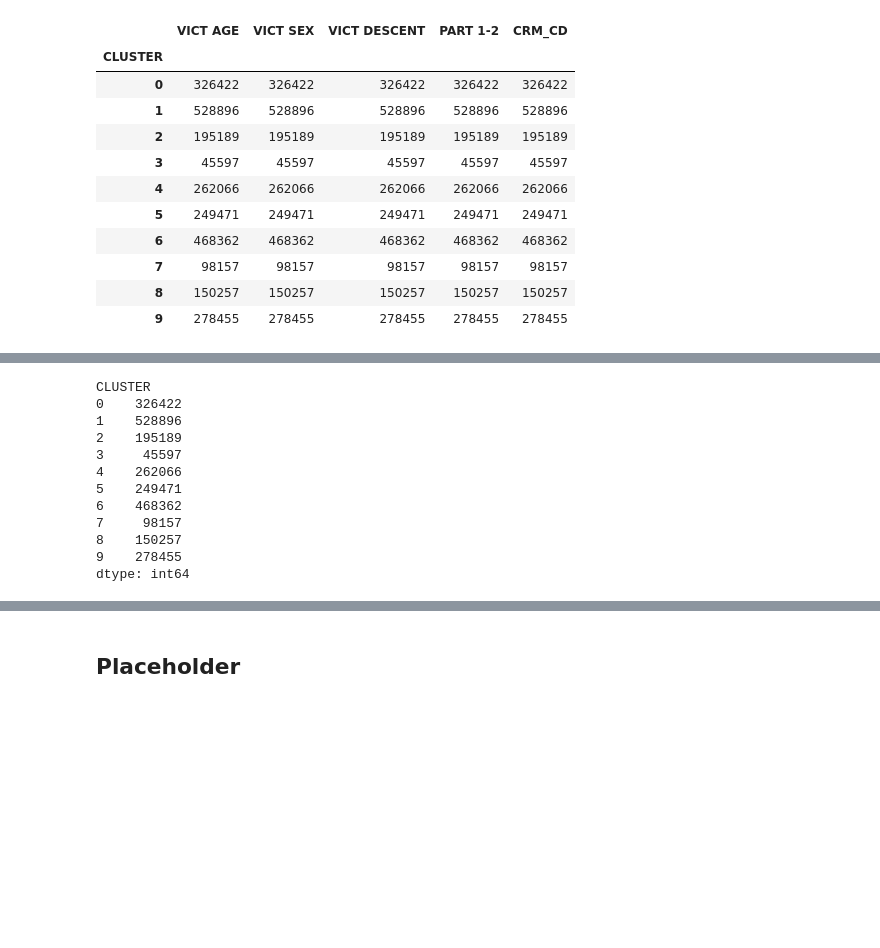
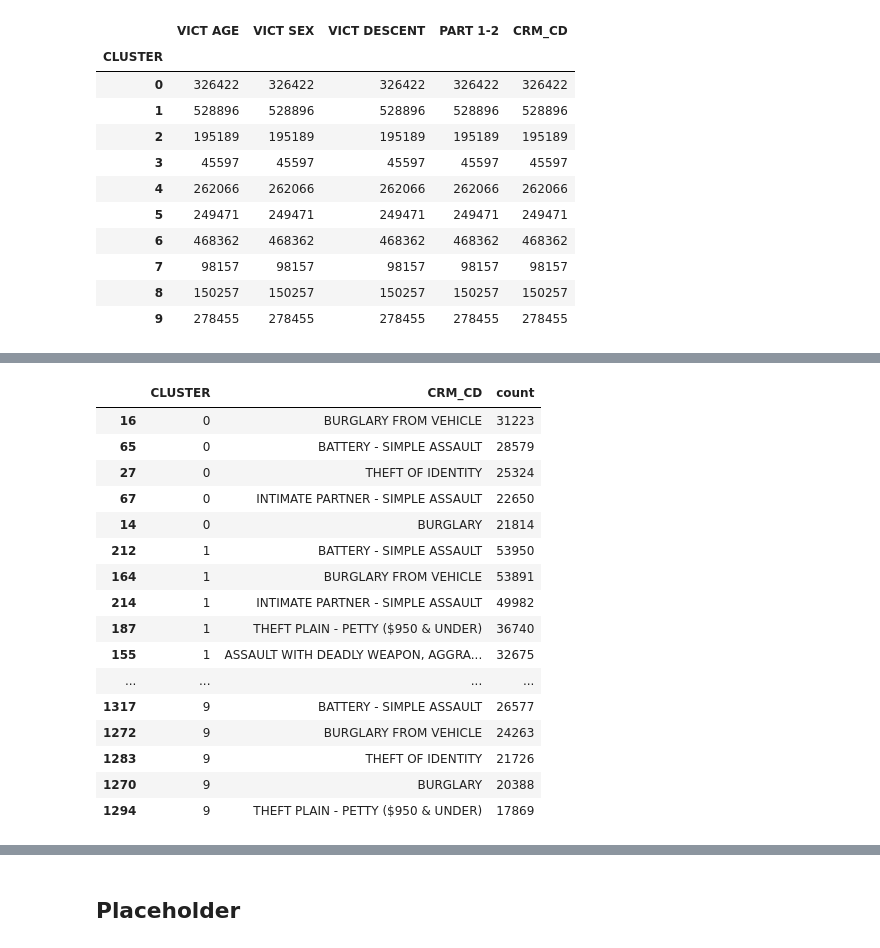
Before and after one commit to trentbrivers/LA_Crime_Data_Mining, a Jupyter notebook: projwork.ipynb, the cells around one changed output, grey strips where cells are left out. Drawn from its saved outputs; the diff is of its cells as text; code cells hidden in the pictures; blank space fills up the shorter version.

```diff
--- a/projwork.ipynb
+++ b/projwork.ipynb
@@ -606,3 +585,5 @@ km_eval_df.head()
+# %%
+km_eval_df['CRM_CD'] = km_eval_df['CRM_CD'].astype(int)
 # %%
 km_eval_df.groupby("CLUSTER").agg("count")
 # %% [output]
@@ -643,20 +624,36 @@ km_merge_master
 | 7 | 98157 | M | 52521 | W | 41997 | ... |
 | 8 | 150257 | M | 84599 | W | 55260 | ... |
 | 9 | 278455 | M | 146928 | H | 114786 | ... |
-# %%
-km_eval_df['CRM_CD'] = km_eval_df['CRM_CD'].astype(str)
-# %%
-km_eval_df.groupby(["CLUSTER"]).size()
-# %% [output]
-CLUSTER
-0    326422
-1    528896
-2    195189
-3     45597
-4    262066
-5    249471
-6    468362
-7     98157
-8    150257
-9    278455
-dtype: int64
+# %%
+top5 = (
+    km_eval_df
+        .groupby(["CLUSTER", "CRM_CD"])
+        .size()                                   # equivalent to count()
+        .reset_index(name="count")                # make it a column
+        .sort_values(["CLUSTER", "count"],        # sort within each CLUSTER
+                     ascending=[True, False])
+        .groupby("CLUSTER")
+        .head(5)                                  # take top 5 per CLUSTER
+)
+# %%
+top5['CRM_CD'] = top5['CRM_CD'].map(lambda x: code_to_desc_map[x])
+# %%
+top5
+# %% [output]
+|  | CLUSTER | CRM_CD | count |
+| 16 | 0 | BURGLARY FROM VEHICLE | 31223 |
+| 65 | 0 | BATTERY - SIMPLE ASSAULT | 28579 |
+| 27 | 0 | THEFT OF IDENTITY | 25324 |
+| 67 | 0 | INTIMATE PARTNER - SIMPLE ASSAULT | 22650 |
+| 14 | 0 | BURGLARY | 21814 |
+| 212 | 1 | BATTERY - SIMPLE ASSAULT | 53950 |
+| 164 | 1 | BURGLARY FROM VEHICLE | 53891 |
+| 214 | 1 | INTIMATE PARTNER - SIMPLE ASSAULT | 49982 |
+| 187 | 1 | THEFT PLAIN - PETTY ($950 & UNDER) | 36740 |
+| 155 | 1 | ASSAULT WITH DEADLY WEAPON, AGGRA... | 32675 |
+| ... | ... | ... | ... |
+| 1317 | 9 | BATTERY - SIMPLE ASSAULT | 26577 |
+| 1272 | 9 | BURGLARY FROM VEHICLE | 24263 |
+| 1283 | 9 | THEFT OF IDENTITY | 21726 |
+| 1270 | 9 | BURGLARY | 20388 |
+| 1294 | 9 | THEFT PLAIN - PETTY ($950 & UNDER) | 17869 |
```
Also changed, not shown: parts of 14 cells of this notebook.
